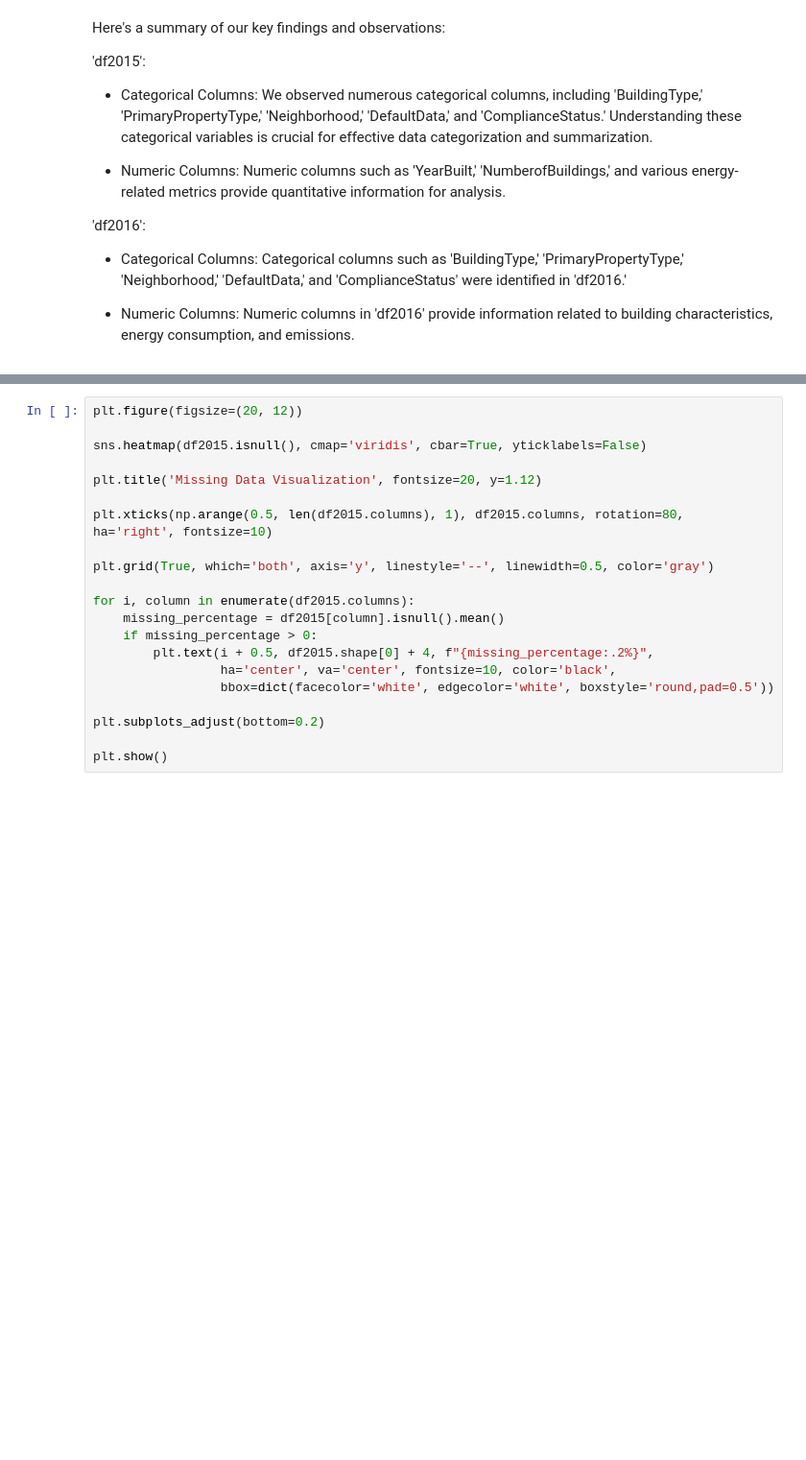
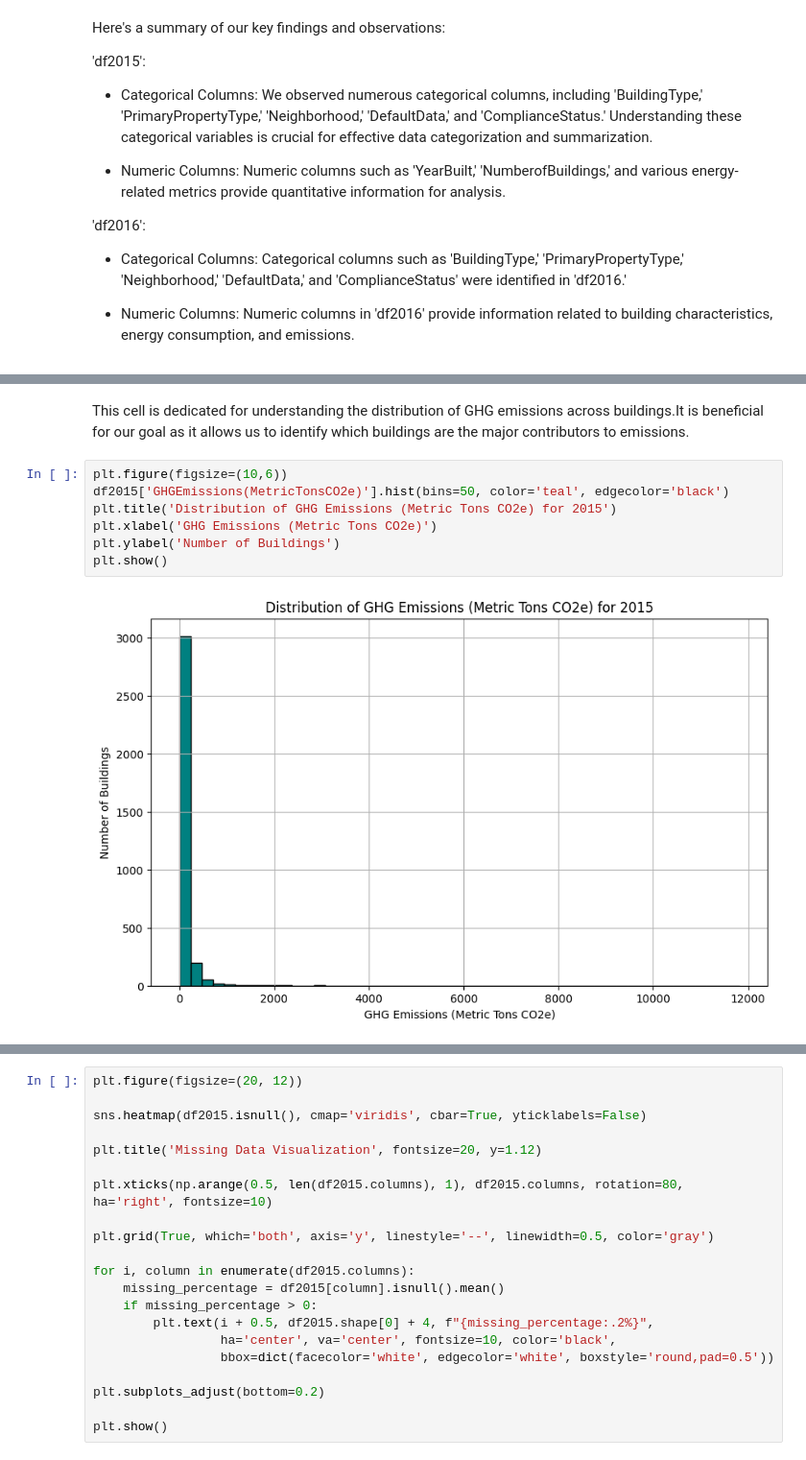
Before and after one commit to MahmoudMans/Team3_power_consumption, a Jupyter notebook: Team3_power_consumption.ipynb, the cells around one changed output, grey strips where cells are left out. Shown at 96% size. Cells and saved outputs as stored; diff of their text form; blank space fills up the shorter version.

```diff
--- a/Team3_power_consumption.ipynb
+++ b/Team3_power_consumption.ipynb
@@ -281,0 +302,11 @@ Here's a summary of our key findings and observations:
+# %% [markdown]
+This cell is dedicated for understanding the distribution of GHG emissions across buildings.It is beneficial for our goal as it allows us to identify which buildings are the major contributors to emissions.
+# %%
+plt.figure(figsize=(10,6))
+df2015['GHGEmissions(MetricTonsCO2e)'].hist(bins=50, color='teal', edgecolor='black')
+plt.title('Distribution of GHG Emissions (Metric Tons CO2e) for 2015')
+plt.xlabel('GHG Emissions (Metric Tons CO2e)')
+plt.ylabel('Number of Buildings')
+plt.show()
+# %% [output]
+[figure, added]
```
Also changed, not shown: parts of 21 cells of this notebook.
